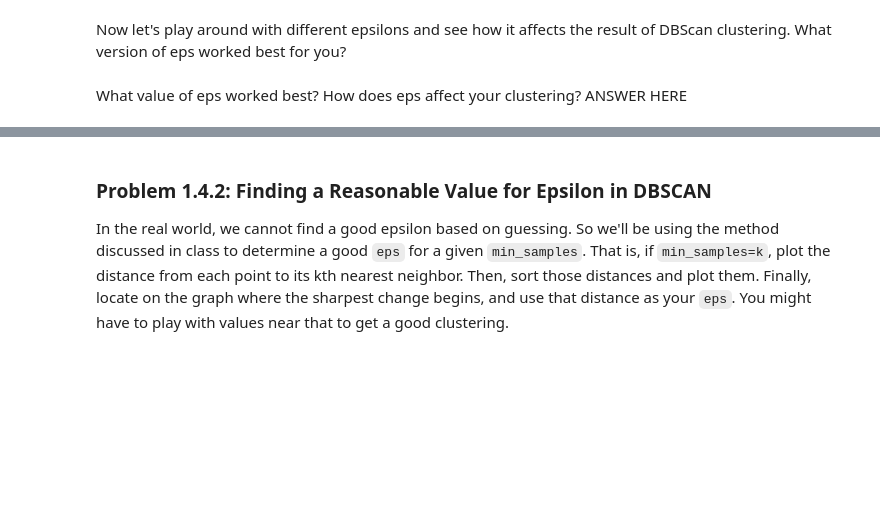
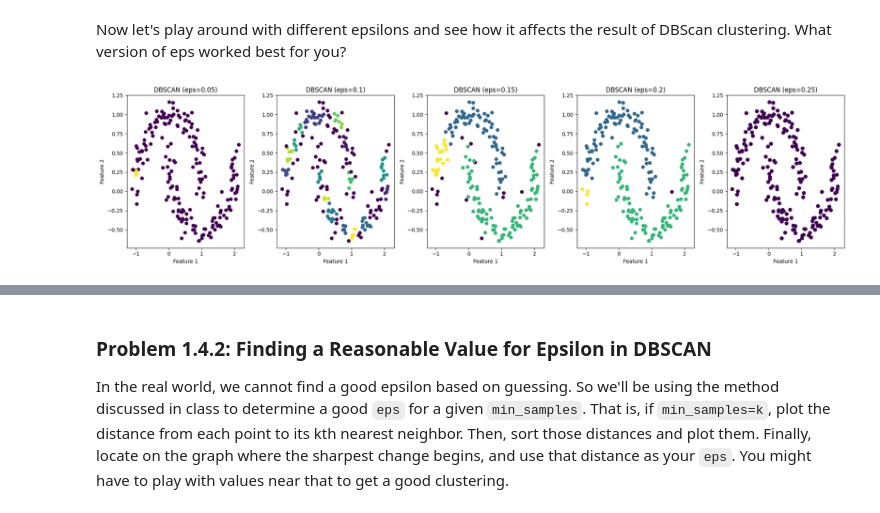
Before and after one commit to LeslieLiu11/CSC522_HW4, a Jupyter notebook: hw4/hw4-p1.ipynb, the cells around one changed output, grey strips where cells are left out. Drawn from its saved outputs; the diff is of its cells as text; code cells hidden in the pictures; blank space fills up the shorter version.

```diff
--- a/hw4/hw4-p1.ipynb
+++ b/hw4/hw4-p1.ipynb
@@ -352,6 +456,9 @@ def plot_dbscan(epsilon, min_samples):
     x = dataset_3[:, 0]
     y = dataset_3[:, 1]
     clustering = None
+    clustering = DBSCAN(eps=epsilon, min_samples=min_samples).fit(dataset_3)
+
+
 
     return clustering, plt.scatter(x=x, y=y, c=clustering.labels_)
 # %%
@@ -367,2 +470,25 @@ plot_dbscan(0.5, min_pts)
-# %% [markdown]
-What value of eps worked best? How does eps affect your clustering? ANSWER HERE
+# %%
+# Since we're in two-dimensional space, we will set min points as 2*2=4
+min_pts = 4
+
+#Try with different eps from 0.05 to 0.25
+#plot_dbscan(0.25, min_pts)
+
+eps_values = [0.05, 0.1, 0.15, 0.2, 0.25]
+
+# Set up the plot for multiple DBSCAN results
+fig, axes = plt.subplots(1, len(eps_values), figsize=(20, 5))
+
+# Loop through different eps values and plot the clustering result
+for i, eps in enumerate(eps_values):
+    clustering = plot_dbscan(eps, min_pts)[0]
+    axes[i].scatter(dataset_3[:, 0], dataset_3[:, 1], c=clustering.labels_)
+    axes[i].set_title(f'DBSCAN (eps={eps})')
+    axes[i].set_xlabel('Feature 1')
+    axes[i].set_ylabel('Feature 2')
+
+# Display the figure
+plt.tight_layout()
+plt.show()
+# %% [output]
+[figure, added]
```
Also changed, not shown: parts of 23 cells of this notebook.
